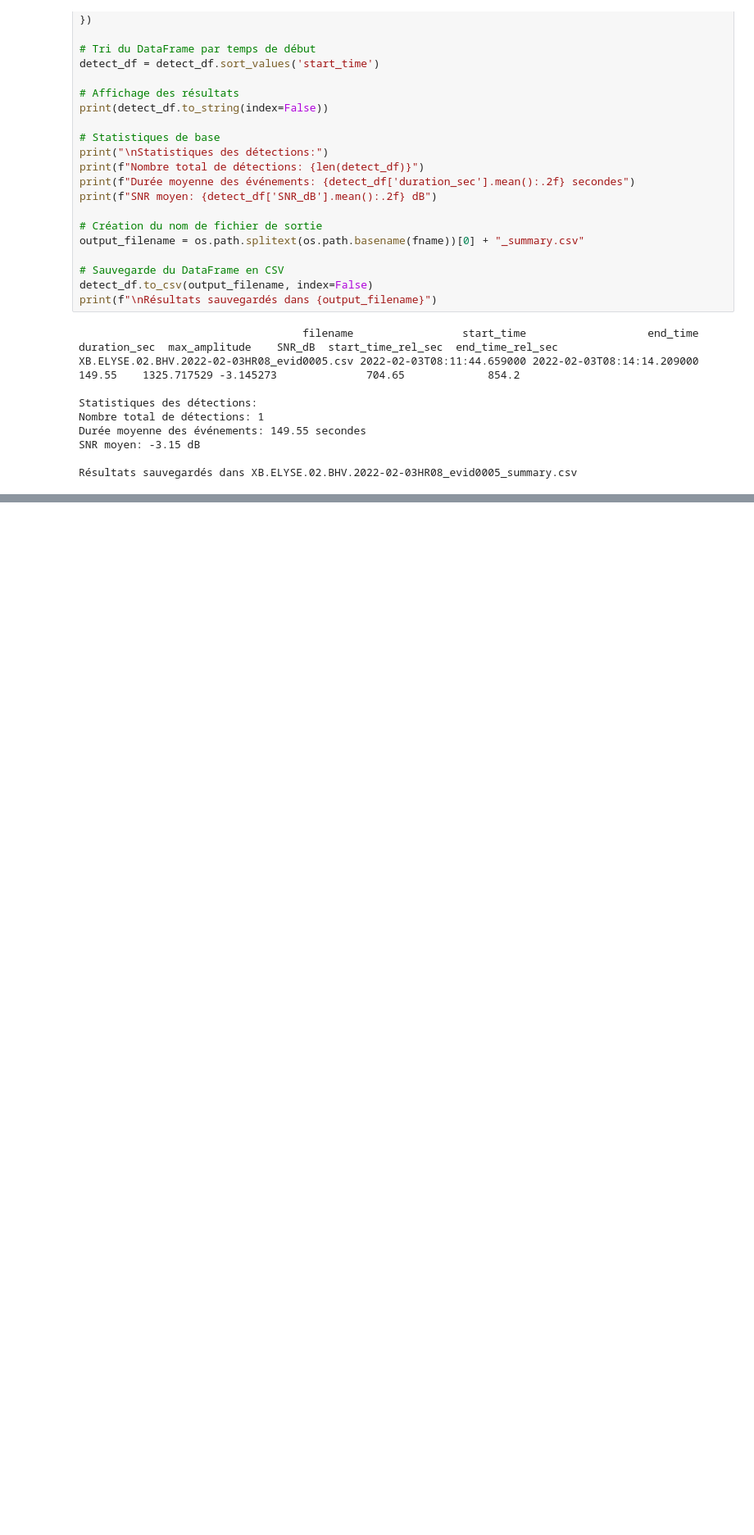
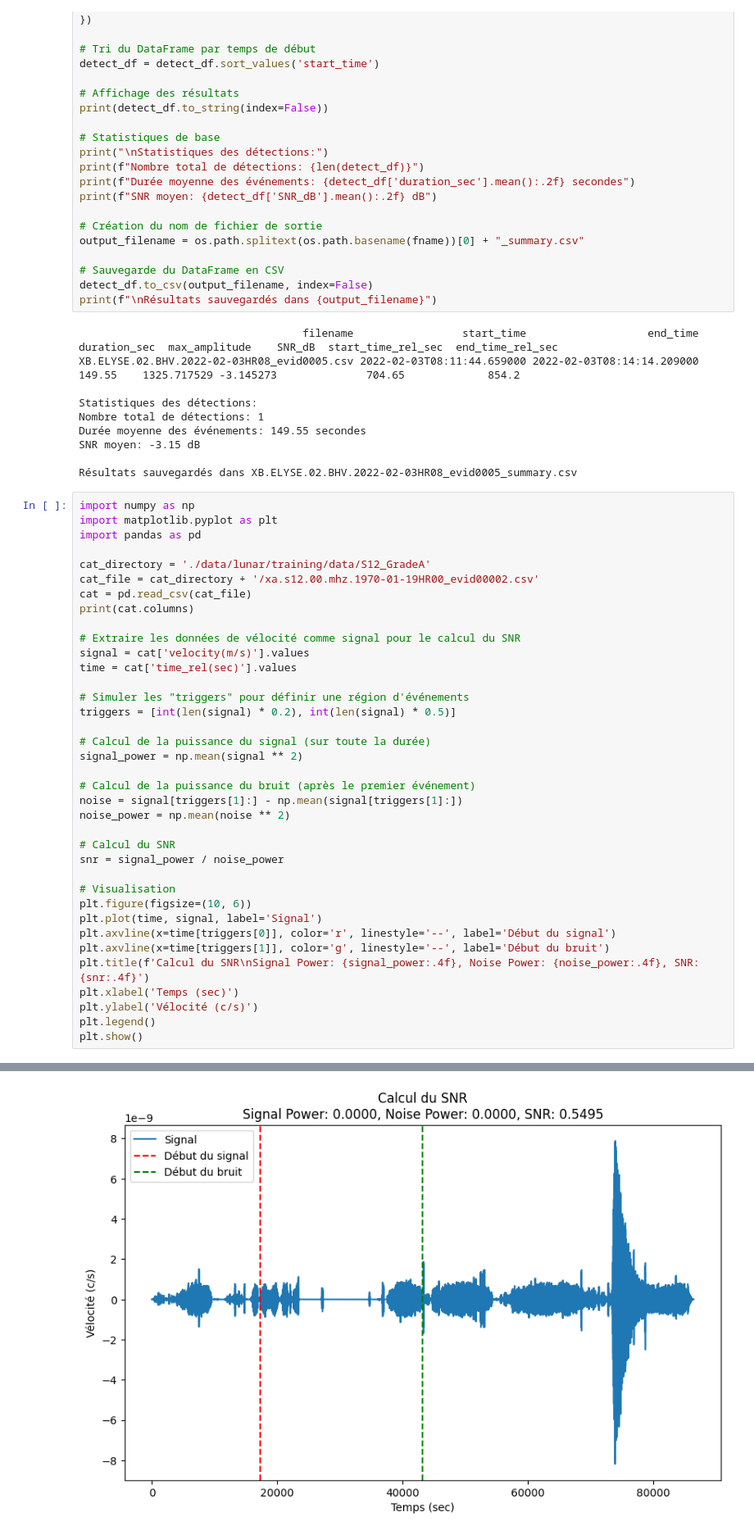
Before and after one commit to RedddOne/Space-INT, a Jupyter notebook: Entrainement.ipynb, the cells around one changed output, grey strips where cells are left out. Shown at 82% size. Cells and saved outputs as stored; diff of their text form; blank space fills up the shorter version.

```diff
--- a/Entrainement.ipynb
+++ b/Entrainement.ipynb
@@ -416,3 +416,41 @@ Durée moyenne des événements: 149.55 secondes
 SNR moyen: -3.15 dB
 
 Résultats sauvegardés dans XB.ELYSE.02.BHV.2022-02-03HR08_evid0005_summary.csv
+# %%
+import numpy as np
+import matplotlib.pyplot as plt
+import pandas as pd
+
+cat_directory = './data/lunar/training/data/S12_GradeA'
+cat_file = cat_directory + '/xa.s12.00.mhz.1970-01-19HR00_evid00002.csv'
+cat = pd.read_csv(cat_file)
+print(cat.columns)
+
+# Extraire les données de vélocité comme signal pour le calcul du SNR
+signal = cat['velocity(m/s)'].values
+time = cat['time_rel(sec)'].values
+
+# Simuler les "triggers" pour définir une région d'événements
+triggers = [int(len(signal) * 0.2), int(len(signal) * 0.5)]
+
+# Calcul de la puissance du signal (sur toute la durée)
+signal_power = np.mean(signal ** 2)
+
+# Calcul de la puissance du bruit (après le premier événement)
+noise = signal[triggers[1]:] - np.mean(signal[triggers[1]:])
+noise_power = np.mean(noise ** 2)
+
+# Calcul du SNR
+snr = signal_power / noise_power
+
+# Visualisation
+plt.figure(figsize=(10, 6))
+plt.plot(time, signal, label='Signal')
+plt.axvline(x=time[triggers[0]], color='r', linestyle='--', label='Début du signal')
+plt.axvline(x=time[triggers[1]], color='g', linestyle='--', label='Début du bruit')
+plt.title(f'Calcul du SNR\nSignal Power: {signal_power:.4f}, Noise Power: {noise_power:.4f}, SNR: {snr:.4f}')
+plt.xlabel('Temps (sec)')
+plt.ylabel('Vélocité (c/s)')
+plt.legend()
+plt.show()
+# %% [output]
@@ -418,0 +458 @@ Résultats sauvegardés dans XB.ELYSE.02.BHV.2022-02-03HR08_evid0005_summary.csv
+[figure, added]
```
Also changed, not shown: parts of 1 cell of this notebook, 5 other files.
